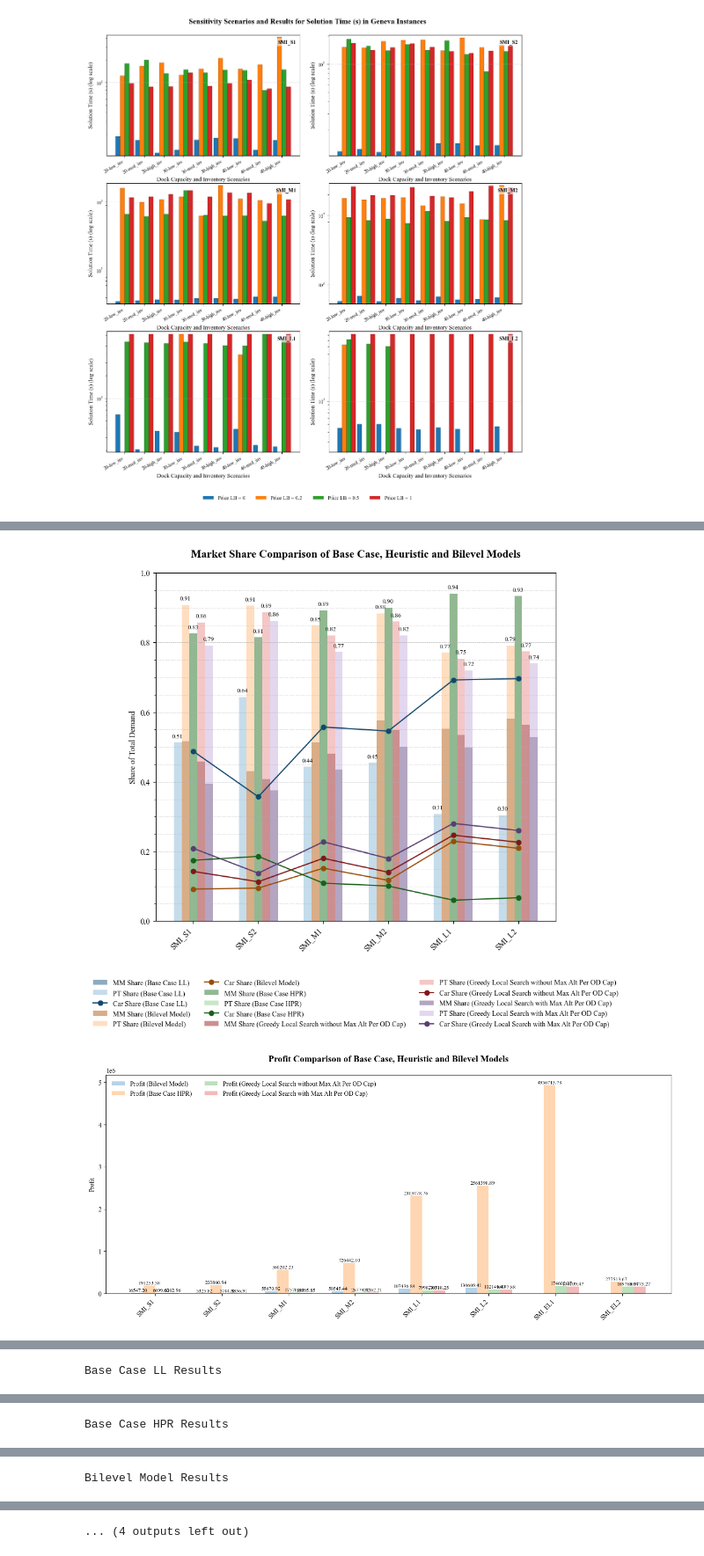
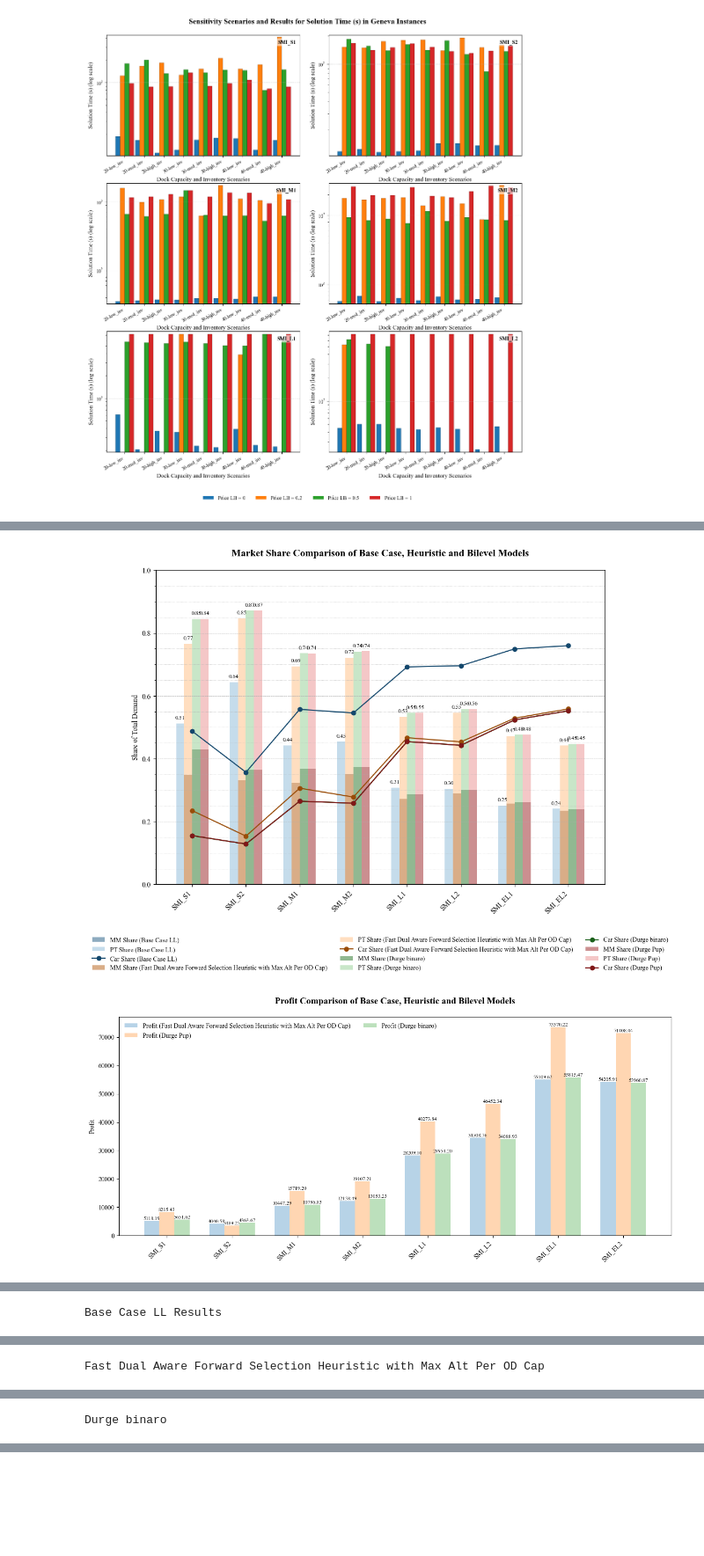
Before and after one commit to rebecamurillo/inocs-sum-pricing-demand-nudging, a Jupyter notebook: Geneva_Complete_Link_Instances_and_Optimization/OTP2_Geneva_Instances/Codes/CPTRP_plots.ipynb, the cells around one changed output, grey strips where cells are left out. Shown at 88% size. Drawn from its saved outputs; the diff is of its cells as text; code cells hidden in the pictures; blank space fills up the shorter version.

Commit message:
heuristics and exact methods updated.

```diff
--- a/Geneva_Complete_Link_Instances_and_Optimization/OTP2_Geneva_Instances/Codes/CPTRP_plots.ipynb
+++ b/Geneva_Complete_Link_Instances_and_Optimization/OTP2_Geneva_Instances/Codes/CPTRP_plots.ipynb
@@ -127,9 +127,14 @@ base_case_df = summarize_base_case_LL_experiments(r"C:\Users\mkoseogl\Desktop\Ge
 
 hpr_df = summarize_experiment_solutions(r"C:\Users\mkoseogl\Desktop\Geneva Data\relatota\instos_and_sols\instanto\sols_int_slack\margarita_base\hpr", show = True)
 
-pp = summarize_experiment_solutions(r"C:\Users\mkoseogl\Desktop\Geneva Data\relatota\instos_and_sols\instanto\sols_heru\mr_greedy", show=True)
 
-popo = summarize_experiment_solutions(r"C:\Users\mkoseogl\Desktop\Geneva Data\relatota\instos_and_sols\instanto\sols_heru\mr_greedy_caps", show=True)
+pp = summarize_experiment_solutions(r"C:\Users\mkoseogl\Desktop\Geneva Data\relatota\instos_and_sols\instanto\sols_heru\mr_greedy_forward_only_duals_L1005", show=True)
+
+popo = summarize_experiment_solutions(r"C:\Users\mkoseogl\Desktop\Geneva Data\relatota\instos_and_sols\instanto\sols_heru\mr_greedy_forward_only_duals_L1005_fast", show=True)
+
+ss = summarize_experiment_solutions( r"C:\Users\mkoseogl\Desktop\Geneva Data\relatota\instos_and_sols\instanto\sols_int_slack\strongduos\margarita\durge_pup", show=True)
+
+bb = summarize_experiment_solutions(r"C:\Users\mkoseogl\Desktop\Geneva Data\relatota\instos_and_sols\instanto\sols_int_slack\strongduos\margarita\durge_non_binaro", show=True)
 # %% [output]
 Columns in summary_df: ['Instance Name', 'Solution Time (s)', 'Obj Value', 'Gap (%)', 'Approximated Profit', 'Profit', 'Revenue', 'Relaxation Difference max', 'Relaxation Difference min', 'z_max', 'z_ ...
 Unique Types in solution_df (for sanity): [nan 'PT+Bike' 'PT-Only' 'Car']
@@ -191,46 +187,53 @@ Summary of Solved Instances From Real Network with L=7, mr_greedy_caps
 # %%
 from Codes import market_share_plotter
 reload(market_share_plotter)
 
 
 
 runs= {"Base Case LL": base_case_df,
-       "Bilevel Model": summary_df,
-       "Base Case HPR": hpr_df,
-       "Greedy Local Search without Max Alt Per OD Cap": pp,
-       "Greedy Local Search with Max Alt Per OD Cap": popo
+       #"Bilevel Model": summary_df,
+       #"Base Case HPR": hpr_df,
+       #"Dual Aware Forward Selection Heuristic with Max Alt Per OD Cap": pp,
+       "Fast Dual Aware Forward Selection Heuristic with Max Alt Per OD Cap": popo,
+       "Durge binaro": bb,
+       "Durge Pup":ss
 
 }
 runss= {#"Base Case LL": base_case_df,
-       "Bilevel Model": summary_df,
-       "Base Case HPR": hpr_df,
-       "Greedy Local Search without Max Alt Per OD Cap": pp,
-       "Greedy Local Search with Max Alt Per OD Cap": popo
-
+       #"Bilevel Model": summary_df,
+       #"Base Case HPR": hpr_df,
+       #"Dual Aware Forward Selection Heuristic with Max Alt Per OD Cap": pp,
+       "Fast Dual Aware Forward Selection Heuristic with Max Alt Per OD Cap": popo,
+       "Durge Pup": ss,
+       "Durge binaro": bb
 }
 runsss= {#"Base Case LL": base_case_df,
-       "Bilevel Model": summary_df,
+       #"Bilevel Model": summary_df,
        #"Base Case HPR": hpr_df,
-       "Greedy Local Search without Max Alt Per OD Cap": pp,
-       "Greedy Local Search with Max Alt Per OD Cap": popo
+       #"Dual Aware Forward Selection Heuristic with Max Alt Per OD Cap": pp,
+       "Fast Dual Aware Forward Selection Heuristic with Max Alt Per OD Cap": popo,
+       "Durge binaro": bb,
+       "Durge Pup":ss
+
 }
 
 #!SECTION
 dataframes, _ = market_share_plotter.plot_market_share_multi_separate(runs, title = "Market Share Comparison of Base Case, Heuristic and Bilevel Models")
 _ = market_share_plotter.plot_profit_multi(runss, title = "Profit Comparison of Base Case, Heuristic and Bilevel Models")
 _ = market_share_plotter.plot_time_multi(runss, title= "Solution Time (s) Comparison of Base Case, Heuristic and Bilevel Models")
 
 
 _, _ = market_share_plotter.plot_market_share_multi_separate(runsss, title = "Market Share Comparison of Heuristic and Bilevel Models")
 _ = market_share_plotter.plot_profit_multi(runsss, title = "Profit Comparison of Heuristic and Bilevel Models")
 _ = market_share_plotter.plot_time_multi(runsss, title= "Solution Time (s) Comparison of Heuristic and Bilevel Models")
 
 
 display(dataframes["Base Case LL"].style.set_caption("Base Case LL Results"))
-display(dataframes["Base Case HPR"].style.set_caption("Base Case HPR Results"))
-display(dataframes["Bilevel Model"].style.set_caption("Bilevel Model Results"))
-display(dataframes["Greedy Local Search without Max Alt Per OD Cap"].style.set_caption("Greedy Local Search without Max Alt Per OD Cap Results"))
-display(dataframes["Greedy Local Search with Max Alt Per OD Cap"].style.set_caption("Greedy Local Search with Max Alt Per OD Cap Results"))
+#display(dataframes["Base Case HPR"].style.set_caption("Base Case HPR Results"))
+#display(dataframes["Bilevel Model"].style.set_caption("Bilevel Model Results"))
+#display(dataframes["Dual Aware Forward Selection Heuristic with Max Alt Per OD Cap"].style.set_caption("Dual Aware Forward Selection Heuristic with Max Alt Per OD Cap"))
+display(dataframes["Fast Dual Aware Forward Selection Heuristic with Max Alt Per OD Cap"].style.set_caption("Fast Dual Aware Forward Selection Heuristic with Max Alt Per OD Cap"))
+display(dataframes["Durge binaro"].style.set_caption("Durge binaro"))
 # %% [output]
-[figure, old version]
+[figure, new version]
-[figure, old version]
+[figure, new version]
@@ -249,2 +254,2 @@ Base Case LL Results
-Base Case HPR Results
+Fast Dual Aware Forward Selection Heuristic with Max Alt Per OD Cap
 |  | Instance Name | Solution Time (s) | Obj Value | Gap (%) | Approximated Profit | Profit | Revenue | ... |
@@ -257,2 +264,2 @@ Base Case HPR Results
-Bilevel Model Results
+Durge binaro
 |  | Instance Name | Solution Time (s) | Obj Value | Gap (%) | Approximated Profit | Profit | Revenue | ... |
@@ -265 +273,0 @@ Bilevel Model Results
-... (4 outputs left out)
```
Also changed, not shown: parts of 9 cells of this notebook, 13 other files.
